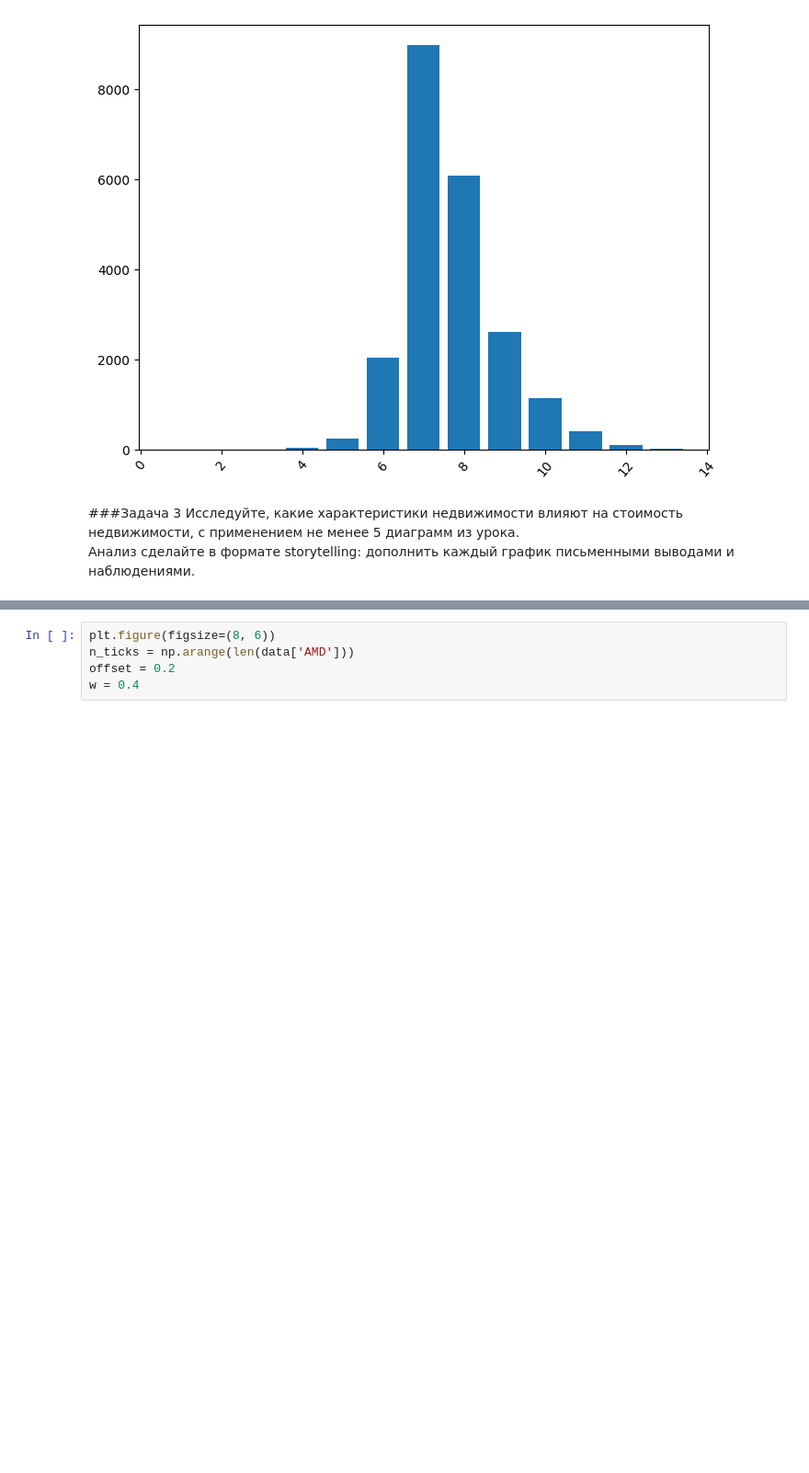
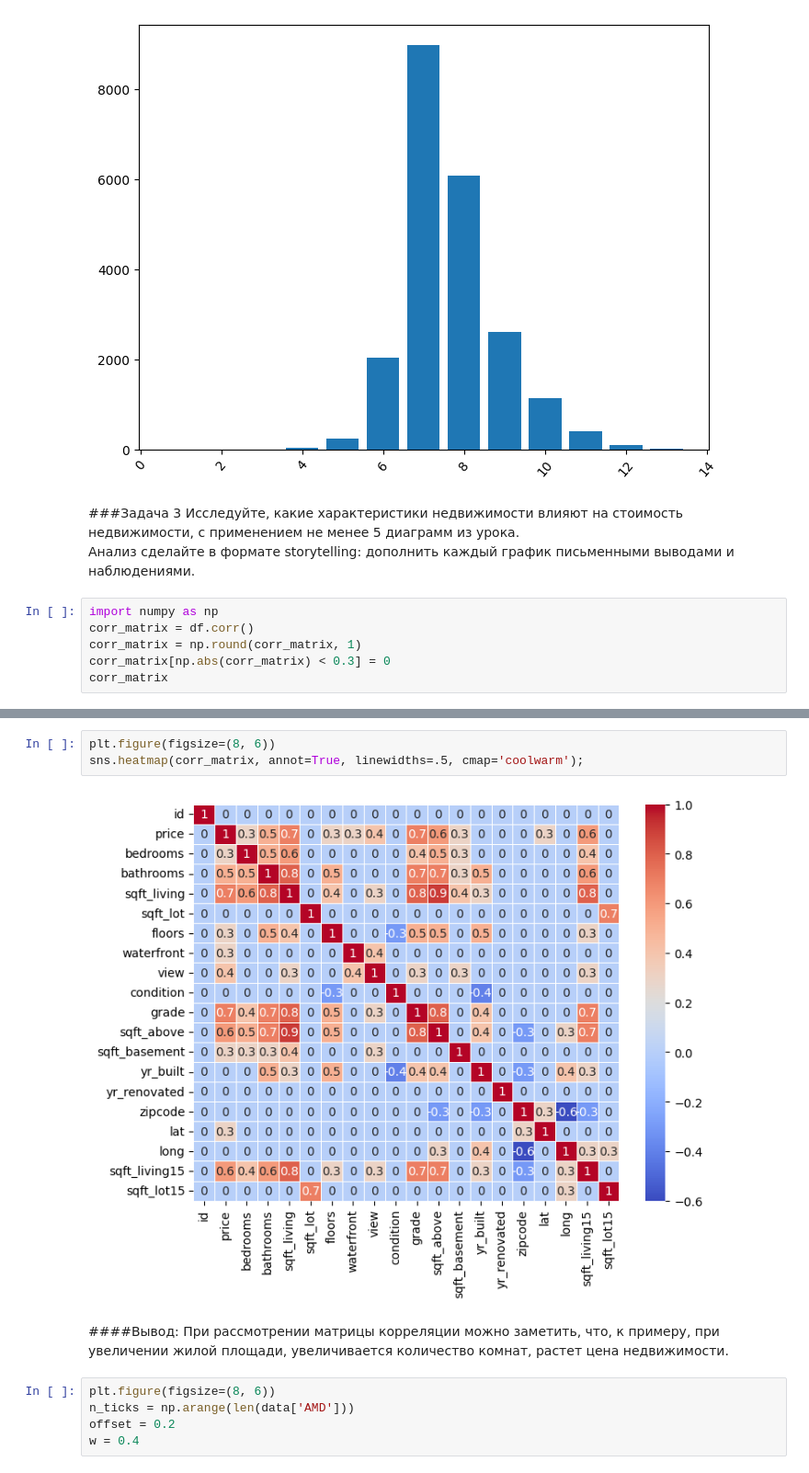
Before and after one commit to PodorogaElla/PforA, a Jupyter notebook: Sem4HW.ipynb, the cells around one changed output, grey strips where cells are left out. Shown: that part at 92% size. Cells and saved outputs as stored; diff of their text form; blank space fills up the shorter version.

```diff
--- a/Sem4HW.ipynb
+++ b/Sem4HW.ipynb
@@ -117,3 +117,9 @@ plt.xticks(rotation=50);
 ###Задача 3
 Исследуйте, какие характеристики недвижимости влияют на стоимость недвижимости, с применением не менее 5 диаграмм из урока.
 Анализ сделайте в формате storytelling: дополнить каждый график письменными выводами и наблюдениями.
+# %%
+import numpy as np
+corr_matrix = df.corr()
+corr_matrix = np.round(corr_matrix, 1)
+corr_matrix[np.abs(corr_matrix) < 0.3] = 0
+corr_matrix
@@ -120,3 +144,11 @@ plt.xticks(rotation=50);
+# %%
+plt.figure(figsize=(8, 6))
+sns.heatmap(corr_matrix, annot=True, linewidths=.5, cmap='coolwarm');
+# %% [output]
+[figure, added]
+# %% [markdown]
+####Вывод:
+ При рассмотрении матрицы корреляции можно заметить, что, к примеру, при увеличении жилой площади, увеличивается количество комнат, растет цена недвижимости.
 # %%
 plt.figure(figsize=(8, 6))
 n_ticks = np.arange(len(data['AMD']))
```
Also changed, not shown: parts of 1 cell of this notebook.
